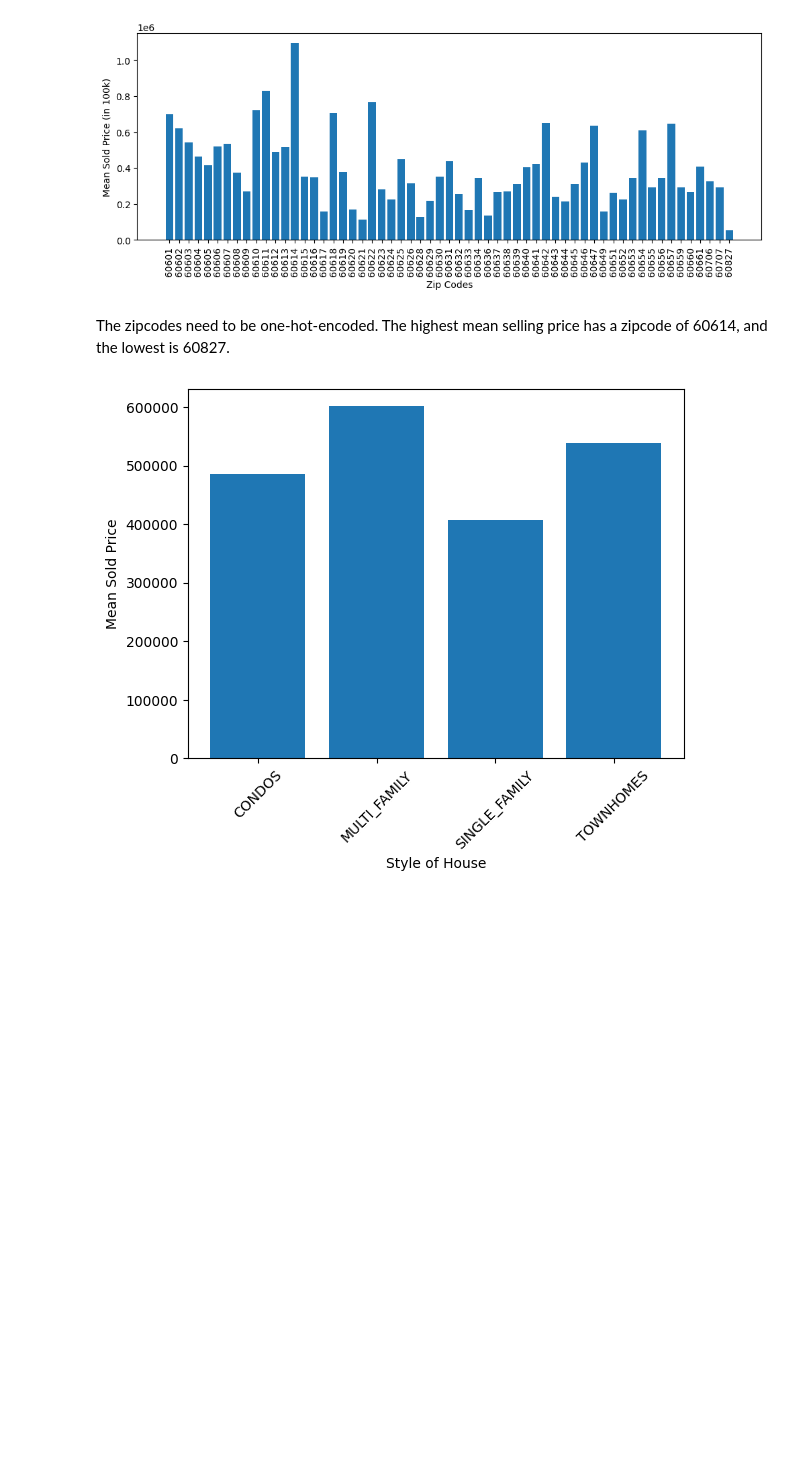
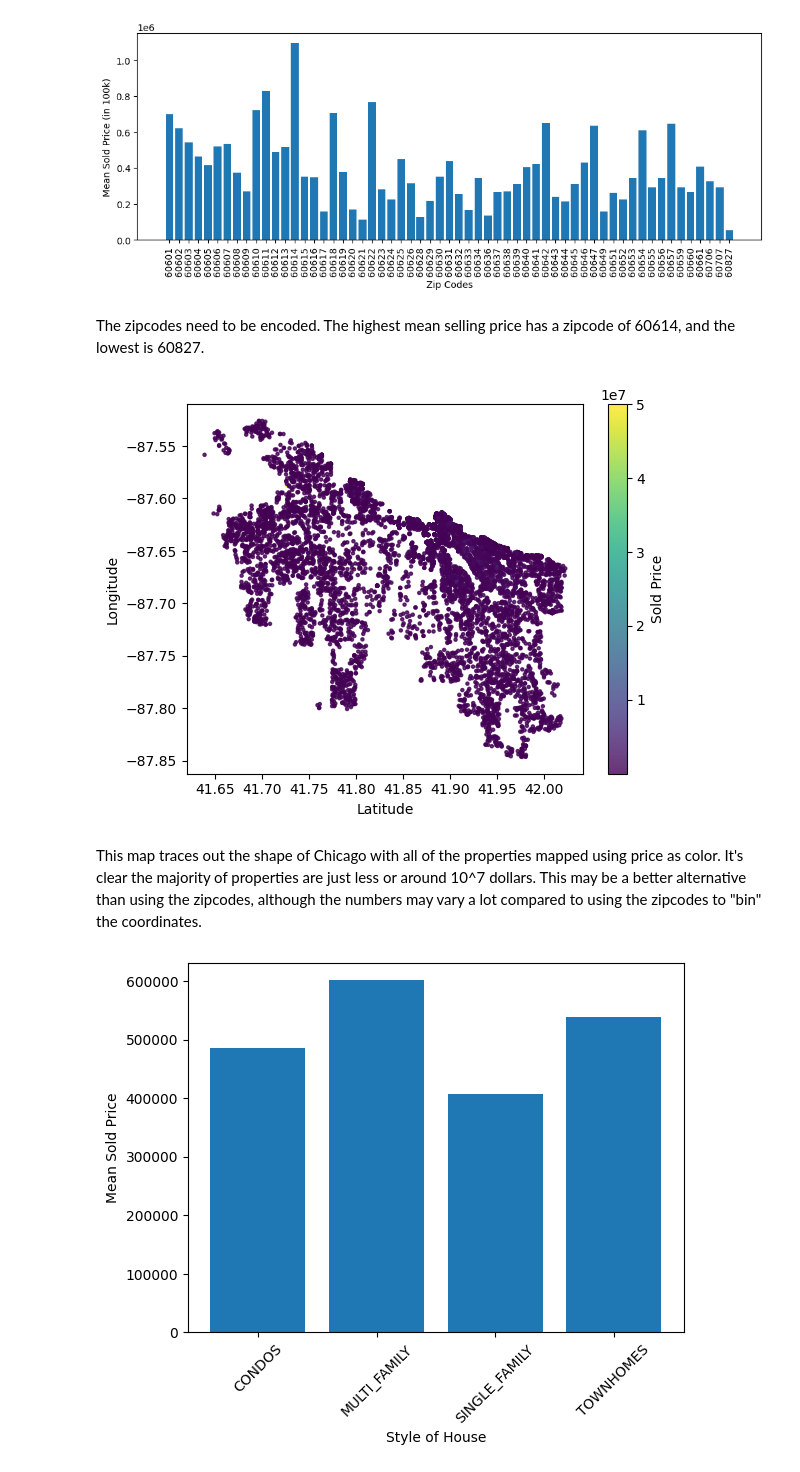
Before and after one commit to Kyra15/MachineLearningAHS, a Jupyter notebook: Project_2/Project_2.ipynb, the cells around one changed output. Saved outputs shown, nothing was run; the diff lists cells and outputs as text; code cells hidden in the pictures; blank space fills up the shorter version.

```diff
--- a/Project_2/Project_2.ipynb
+++ b/Project_2/Project_2.ipynb
@@ -211,8 +211,19 @@ plt.show()
 # %% [output]
 [figure]
 # %% [markdown]
-The zipcodes need to be one-hot-encoded.
+The zipcodes need to be encoded.
 The highest mean selling price has a zipcode of 60614, and the lowest is 60827.
+# %%
+plt.scatter(df["latitude"], df["longitude"], c=df["sold_price"], cmap='viridis', s=5, alpha=0.8)
+plt.colorbar(label='Sold Price')
+
+plt.xlabel("Latitude")
+plt.ylabel("Longitude")
+plt.show()
+# %% [output]
+[figure, added]
+# %% [markdown]
+This map traces out the shape of Chicago with all of the properties mapped using price as color. It's clear the majority of properties are just less or around 10^7 dollars. This may be a better alternative than using the zipcodes, although the numbers may vary a lot compared to using the zipcodes to "bin" the coordinates.
 # %%
 # style vs. price
 # larger homes, pricier
```
Also changed, not shown: parts of 5 cells of this notebook.
